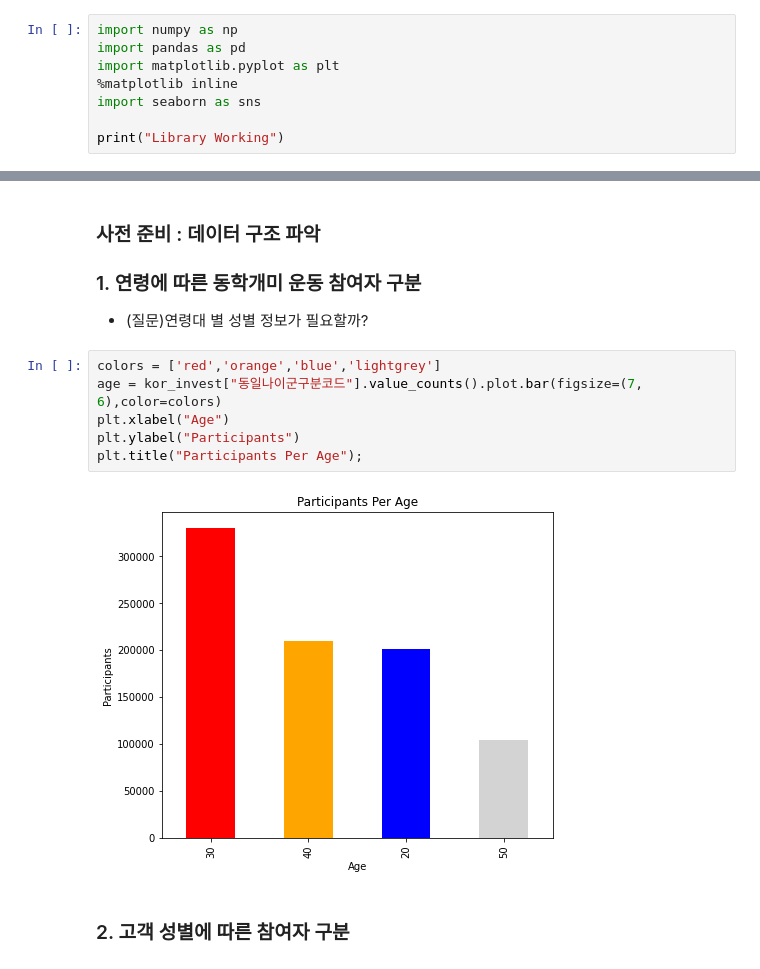
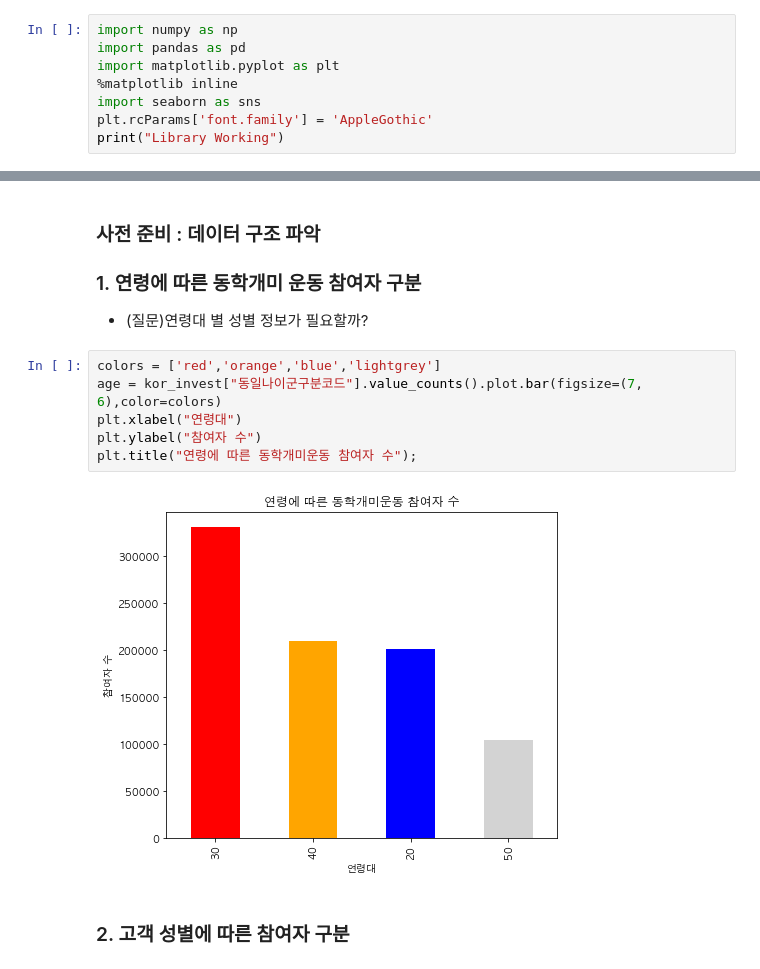
Before and after one commit to RyanKor/financial-data-competition-2021, a Jupyter notebook: Financial Data Competition 2021.ipynb, the cells around one changed output, grey strips where cells are left out. Saved outputs shown, nothing was run; the diff lists cells and outputs as text.

```diff
--- a/Financial Data Competition 2021.ipynb
+++ b/Financial Data Competition 2021.ipynb
@@ -78,7 +78,7 @@ import pandas as pd
 import matplotlib.pyplot as plt
 %matplotlib inline
 import seaborn as sns
-
+plt.rcParams['font.family'] = 'AppleGothic'
 print("Library Working")
 # %% [output]
 Library Working
@@ -122,11 +122,11 @@ kor_invest.head()
 # %%
 colors = ['red','orange','blue','lightgrey']
 age = kor_invest["동일나이군구분코드"].value_counts().plot.bar(figsize=(7, 6),color=colors)
-plt.xlabel("Age")
-plt.ylabel("Participants")
-plt.title("Participants Per Age");
+plt.xlabel("연령대")
+plt.ylabel("참여자 수")
+plt.title("연령에 따른 동학개미운동 참여자 수");
 # %% [output]
-[figure, old version]
+[figure, new version]
 # %% [markdown]
 ### 2. 고객 성별에 따른 참여자 구분
 # %%
```
Also changed, not shown: parts of 19 cells of this notebook.
